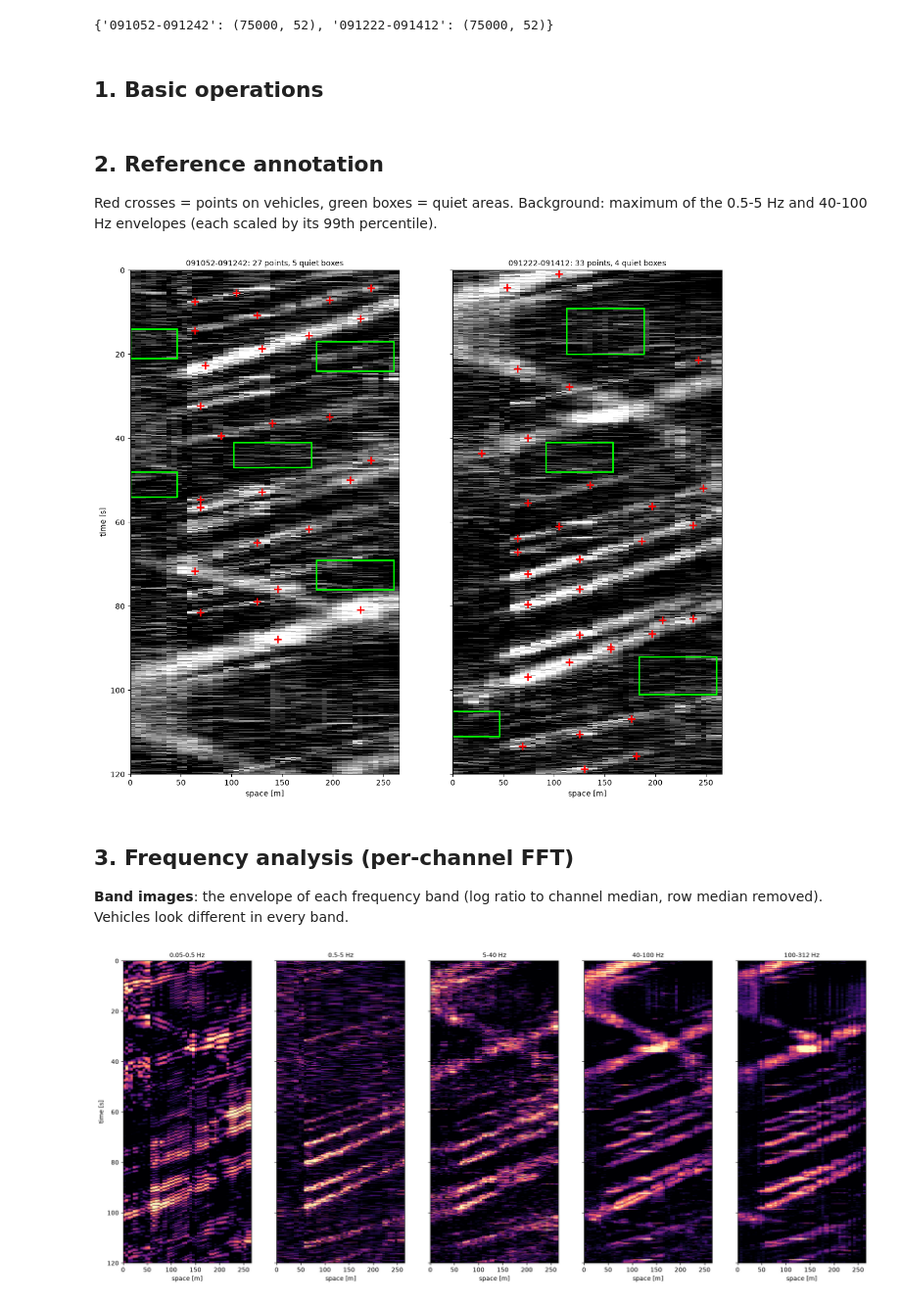
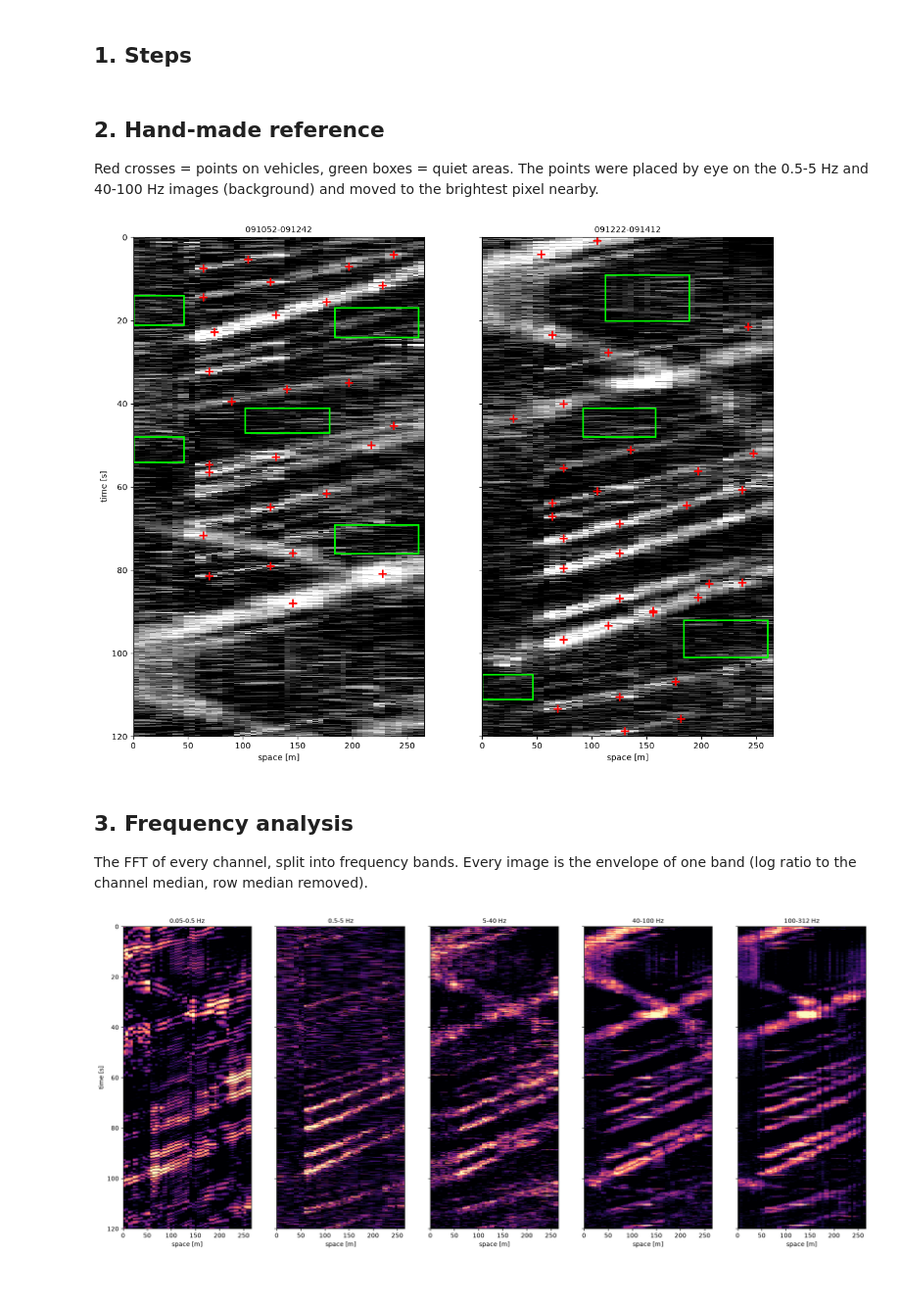
Before and after one commit to siwens77/CV-vehicle-detection, a Jupyter notebook: notebooks/iteration3_denoising_real.ipynb, the cells around one changed output. Shown at 98% size. Cells and saved outputs as stored; diff of their text form; code cells hidden in the pictures.

```diff
--- a/notebooks/iteration3_denoising_real.ipynb
+++ b/notebooks/iteration3_denoising_real.ipynb
@@ -39,12 +35,10 @@ def load_real(first_file, last_file):
 
 
 reference = json.load(open('annotations/real_reference.json'))
-segments = {name: load_real(*name.split('-')) for name in ['091052-091242', '091222-091412']}
-print({name: x.shape for name, x in segments.items()})
+segments = {name: load_real(*name.split('-')) for name in ['091052-091242', '091222-091412']}   # assigned, used for tuning
+third = {'091852-092042': load_real('091852', '092042')}                                        # third segment, test only
-# %% [output]
-{'091052-091242': (75000, 52), '091222-091412': (75000, 52)}
 # %% [markdown]
-## 1. Basic operations
+## 1. Steps
 # %%
 def band_pass(x, low, high):
     """FFT of every channel, zero outside [low, high] Hz, inverse FFT."""
@@ -61,7 +55,7 @@ def downsample(x):
 
 
 def envelope(x, low, high, gradient=False):
-    """|band-passed signal| (optionally its time derivative, as in iteration2_search.ipynb), averaged over 0.04 s."""
+    """|band-passed signal| (or of its time derivative, as in iteration2_search.ipynb), averaged over 0.04 s."""
     y = band_pass(x, low, high)
     if gradient:
         y = np.gradient(y, axis=0)
@@ -69,13 +63,17 @@ def envelope(x, low, high, gradient=False):
 
 
 def log_ratio(env):
-    """Point operation: log(value / median of its channel) - every channel gets the same scale."""
+    """log(value / median of its channel) - every channel gets the same scale."""
     return np.log(env / np.median(env, axis=0))
 
 
 def remove_row_median(score):
     """Subtract the median of every row - removes short bursts that hit all channels at once (horizontal stripes)."""
     return score - np.median(score, axis=1, keepdims=True)
+
+
+def score(x, low=40, high=312, gradient=False):
+    return remove_row_median(log_ratio(envelope(x, low, high, gradient))).astype(np.float32)
 
 
 def hysteresis(score, low, high):
@@ -103,14 +101,19 @@ def fan_filter(score, min_kmh=10, max_kmh=130):
     return np.real(np.fft.ifft2(np.fft.fft2(padded) * keep))[:, :w] + mean
 
 
-def friend_chain(x, percentile=75, ratio=None):
+def best_chain(x):
+    """Chosen chain: 40-312 Hz envelope -> log ratio -> row median -> Gaussian 0.2 s along time -> hysteresis 1.75x / 3.5x."""
+    return hysteresis(cv2.GaussianBlur(score(x), (1, 5), 0), np.log(1.75), np.log(3.5))
+
+
+def search_chain(x, percentile=75, ratio=None):
     """Best chain from iteration2_search.ipynb (band-pass 1-100 Hz, |gradient|, threshold, opening 5x1, closing 125x1)."""
-    score = np.abs(np.gradient(band_pass(x, 1, 100), axis=0))
+    s = np.abs(np.gradient(band_pass(x, 1, 100), axis=0))
     if ratio is None:
-        score = score - np.median(score, axis=0)
-        mask = score > np.percentile(score, percentile)
+        s = s - np.median(s, axis=0)
+        mask = s > np.percentile(s, percentile)
     else:
-        mask = score / np.median(score, axis=0) > ratio
+        mask = s / np.median(s, axis=0) > ratio
     mask = cv2.morphologyEx(mask.astype(np.uint8), cv2.MORPH_OPEN, np.ones((5, 1), np.uint8))
     mask = cv2.morphologyEx(mask, cv2.MORPH_CLOSE, np.ones((125, 1), np.uint8))
     return downsample(mask.astype(np.float32)) > 0.5
@@ -122,8 +125,7 @@ def evaluate(mask, ref):
         r = int(tol / DT2)
         hits[tol] = np.mean([mask[max(int(round(t / DT2)) - r, 0):int(round(t / DT2)) + r + 1, c].any() for c, t in ref['points']])
     quiet = np.concatenate([mask[int(t0 / DT2):int(t1 / DT2), c0:c1 + 1].ravel() for c0, c1, t0, t1 in ref['quiet']])
-    # speckle (evaluation only): pixels in connected blobs smaller than 30 pixels
-    _, _, stats, _ = cv2.connectedComponentsWithStats(mask.astype(np.uint8), connectivity=8)
+    _, _, stats, _ = cv2.connectedComponentsWithStats(mask.astype(np.uint8), connectivity=8)   # only for the speckle score
     areas = stats[1:, cv2.CC_STAT_AREA]
     return {'hit': hits[0.5], 'hit 0.25 s': hits[0.25], 'false': quiet.mean(), 'density': mask.mean(),
             'speckle': areas[areas < 30].sum() / max(mask.sum(), 1)}
@@ -138,27 +140,26 @@ def show(ax, image, title, **kwargs):
     ax.set_title(title, fontsize=10)
     ax.set_xlabel('space [m]')
 # %% [markdown]
-## 2. Reference annotation
+## 2. Hand-made reference
 
-Red crosses = points on vehicles, green boxes = quiet areas. Background: maximum of the 0.5-5 Hz and 40-100 Hz envelopes (each scaled by its 99th percentile).
+Red crosses = points on vehicles, green boxes = quiet areas. The points were placed by eye on the 0.5-5 Hz and 40-100 Hz images (background) and moved to the brightest pixel nearby.
 # %%
-fig, axes = plt.subplots(1, 2, figsize=(14, 12), sharey=True)
+fig, axes = plt.subplots(1, 2, figsize=(14, 11), sharey=True)
 for ax, (name, x) in zip(axes, segments.items()):
-    parts = [np.clip(remove_row_median(log_ratio(envelope(x, lo, hi))), 0, None) for lo, hi in [(0.5, 5), (40, 100)]]
-    background = np.maximum(*[p / np.percentile(p, 99) for p in parts])
-    show(ax, background, f'{name}: {len(reference[name]["points"])} points, {len(reference[name]["quiet"])} quiet boxes', vmax=1, cmap='gray')
+    parts = [np.clip(score(x, lo, hi), 0, None) for lo, hi in [(0.5, 5), (40, 100)]]
+    show(ax, np.maximum(*[p / np.percentile(p, 99) for p in parts]), name, vmax=1, cmap='gray')
     points = np.array(reference[name]['points'])
     ax.plot((points[:, 0] + 0.5) * DX, points[:, 1], 'r+', ms=10, mew=2)
     for c0, c1, t0, t1 in reference[name]['quiet']:
         ax.add_patch(plt.Rectangle((c0 * DX, t0), (c1 - c0 + 1) * DX, t1 - t0, fill=False, ec='lime', lw=2))
 axes[0].set_ylabel('time [s]')
 plt.show()
 # %% [output]
-[figure, old version]
+[figure, new version]
 # %% [markdown]
-## 3. Frequency analysis (per-channel FFT)
+## 3. Frequency analysis
 
-**Band images**: the envelope of each frequency band (log ratio to channel median, row median removed). Vehicles look different in every band.
+The FFT of every channel, split into frequency bands. Every image is the envelope of one band (log ratio to the channel median, row median removed).
 # %%
 BANDS = [(0.05, 0.5), (0.5, 5), (5, 40), (40, 100), (100, 312)]
 x = segments['091222-091412']
```
Also changed, not shown: parts of 24 cells of this notebook, 1 other file.
